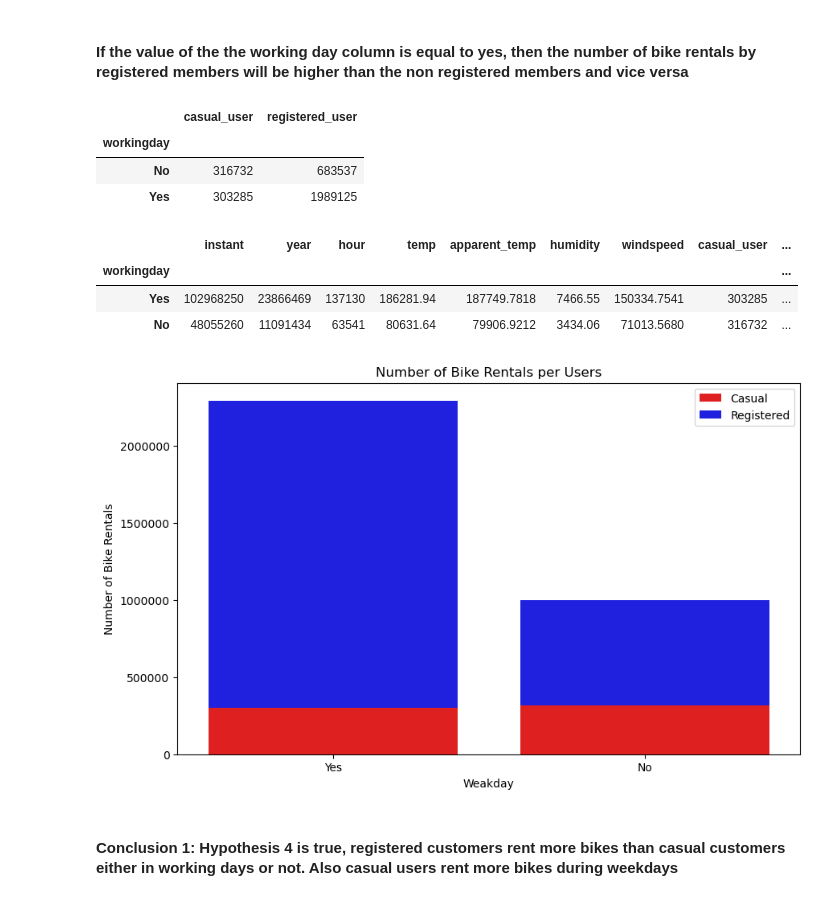
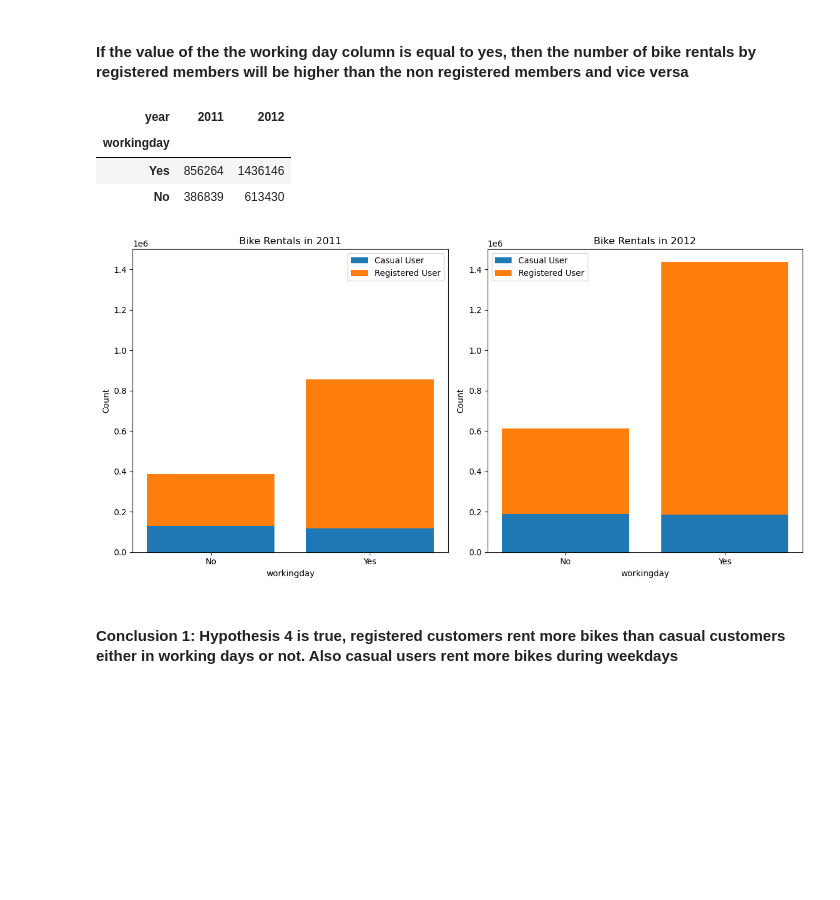
Before and after one commit to MaxLopezSalgado/capital_bike_sharing, a Jupyter notebook: eda/eda.ipynb, the cells around one changed output. Drawn from its saved outputs; the diff is of its cells as text; code cells hidden in the pictures; blank space fills up the shorter version.

Commit message:
created a function and used it to plot the hypothesis 4,5 and 6

```diff
--- a/eda/eda.ipynb
+++ b/eda/eda.ipynb
@@ -148,43 +148,20 @@ analyze_variable(rentals_2011, rentals_2012, 'warmness', 800000)
 ## Hypothesis 4
 # %% [markdown]
 #### If the value of the the working day column is equal to yes, then the number of bike rentals by registered members will be higher than the non registered members and vice versa
-# %%
-# use the columns casual and registered to create a pivot table to check the number of bike rentals for each type of customer on workingdays and order it in descending order
-rentals_per_users = pd.pivot_table(rentals_time_weather, index='workingday', values=['casual_user', 'registered_user'], aggfunc='sum')
-rentals_per_users
-# %% [output]
-|  | casual_user | registered_user |
-| workingday |  |  |
-| No | 316732 | 683537 |
-| Yes | 303285 | 1989125 |
-# %%
-# create a new df for rentals_per_users df to check the number of bike rentals in each workingday using groupby function
-rentals_per_users_df = rentals_time_weather.groupby('workingday').sum().sort_values(by='count', ascending=False)
-rentals_per_users_df
-# %% [output]
-|  | instant | year | hour | temp | apparent_temp | humidity | windspeed | casual_user | ... |
-| workingday |  |  |  |  |  |  |  |  | ... |
-| Yes | 102968250 | 23866469 | 137130 | 186281.94 | 187749.7818 | 7466.55 | 150334.7541 | 303285 | ... |
-| No | 48055260 | 11091434 | 63541 | 80631.64 | 79906.9212 | 3434.06 | 71013.5680 | 316732 | ... |
-# %%
-# Create a bar plot for the casual users
-plt.figure(figsize=(10, 6))
-sns.barplot(x=rentals_per_users_df.index, y=rentals_per_users_df['casual_user'], color='red', label='Casual')
-
-# Create a bar plot for the registered users on top of the casual users
-sns.barplot(x=rentals_per_users_df.index, y=rentals_per_users_df['registered_user'], color='blue', bottom=rentals_per_users_df['casual_user'], label='Registered')
-
-# Adjust the y-axis tick labels to display the actual numbers without scientific notation
-plt.ticklabel_format(style='plain', axis='y')
-
-plt.title('Number of Bike Rentals per Users')
-plt.xlabel('Weakday')
-plt.ylabel('Number of Bike Rentals')
-plt.legend()
-
-plt.show()
-# %% [output]
-[figure, removed]
+# %%
+# Create two pivot tables to check the number of bike rentals in each workingday column value in 2011 and 2012 and order it in descending order
+rentals_time_weather.pivot_table(index='workingday', columns='year', values='count', aggfunc='sum').sort_values(by=2012, ascending=False)
+rentals_time_weather.pivot_table(index='workingday', columns='year', values='count', aggfunc='sum').sort_values(by=2011, ascending=False)
+# %% [output]
+| year | 2011 | 2012 |
+| workingday |  |  |
+| Yes | 856264 | 1436146 |
+| No | 386839 | 613430 |
+# %%
+# plot the number of bike rentals in each workingday value in 2011 and 2012
+analyze_variable(rentals_2011, rentals_2012, 'workingday', 1500000)
+# %% [output]
+[figure, added]
 # %% [markdown]
 #### Conclusion 1: Hypothesis 4 is true, registered customers rent more bikes than casual customers either in working days or not. Also casual users rent more bikes during weekdays
 # %% [markdown]
```
Also changed, not shown: parts of 12 cells of this notebook.
